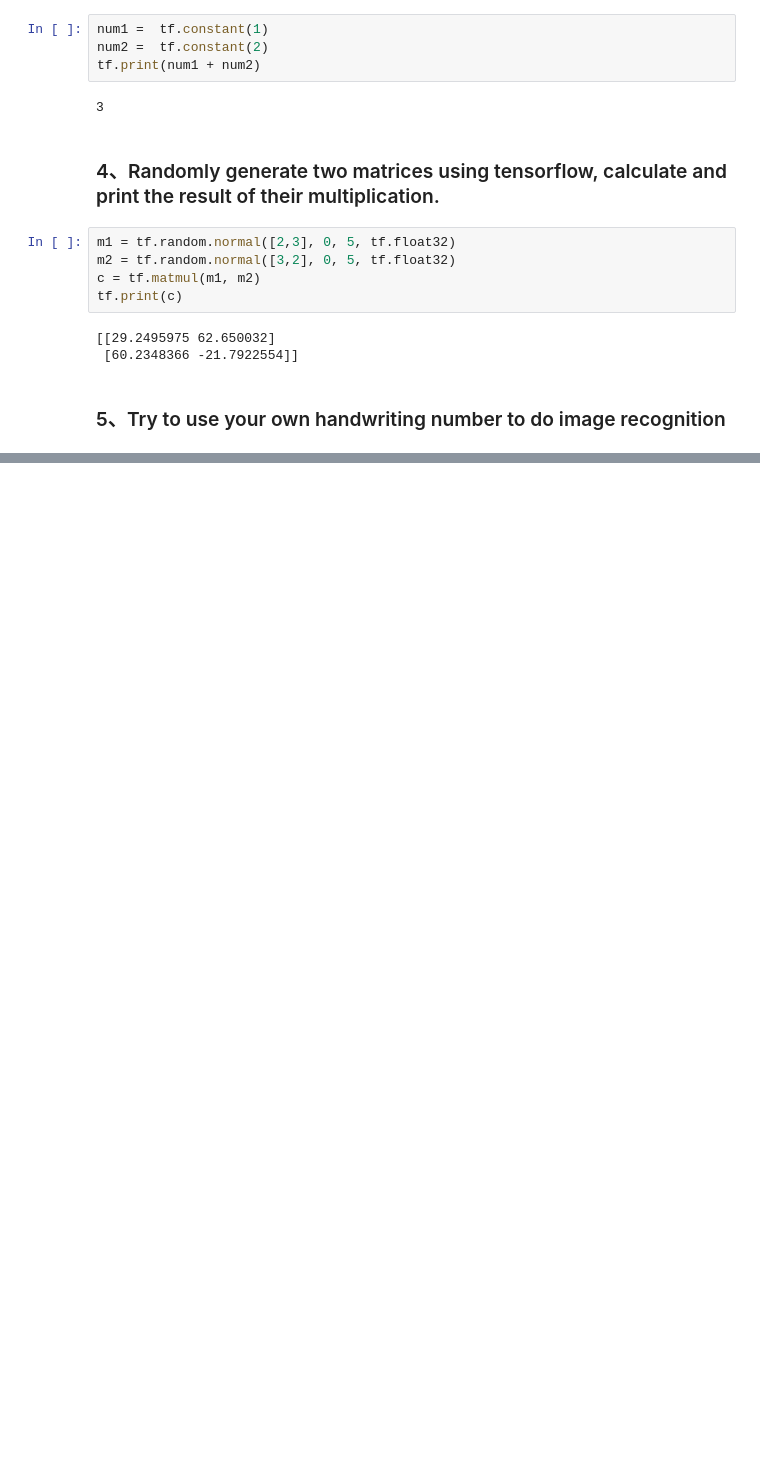
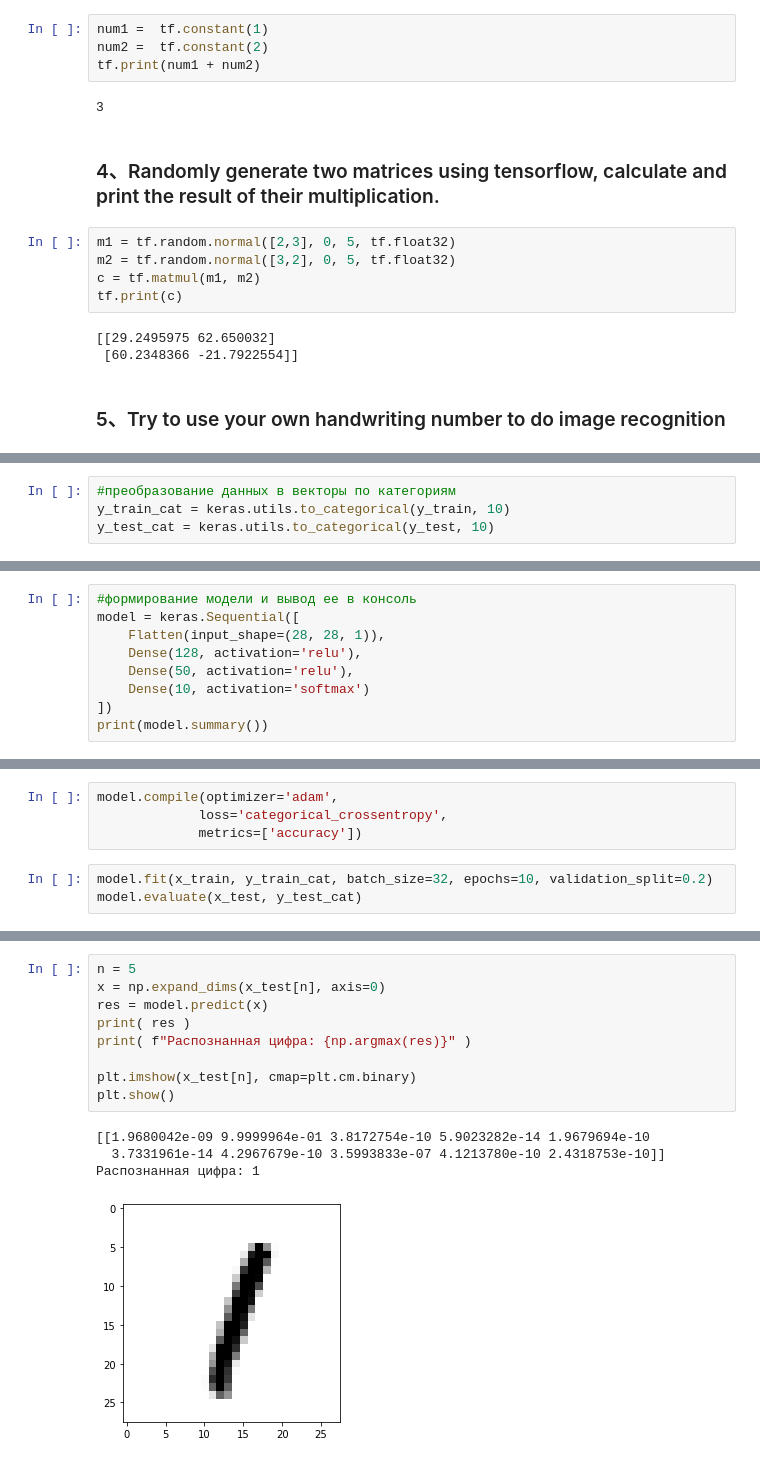
Before and after one commit to Natrofl/intsys_practices, a Jupyter notebook: The fourth_daily test.ipynb, the cells around one changed output, grey strips where cells are left out. Drawn from its saved outputs; the diff is of its cells as text; blank space fills up the shorter version.

```diff
--- a/The fourth_daily test.ipynb
+++ b/The fourth_daily test.ipynb
@@ -35,0 +50,4 @@ tf.print(c)
+# %%
+#преобразование данных в векторы по категориям
+y_train_cat = keras.utils.to_categorical(y_train, 10)
+y_test_cat = keras.utils.to_categorical(y_test, 10)
@@ -35,0 +66,9 @@ tf.print(c)
+# %%
+#формирование модели и вывод ее в консоль
+model = keras.Sequential([
+    Flatten(input_shape=(28, 28, 1)),
+    Dense(128, activation='relu'),
+    Dense(50, activation='relu'),
+    Dense(10, activation='softmax')
+])
+print(model.summary())
@@ -35,0 +93,7 @@ tf.print(c)
+# %%
+model.compile(optimizer='adam',
+             loss='categorical_crossentropy',
+             metrics=['accuracy'])
+# %%
+model.fit(x_train, y_train_cat, batch_size=32, epochs=10, validation_split=0.2)
+model.evaluate(x_test, y_test_cat)
@@ -35,0 +119,14 @@ tf.print(c)
+# %%
+n = 5
+x = np.expand_dims(x_test[n], axis=0)
+res = model.predict(x)
+print( res )
+print( f"Распознанная цифра: {np.argmax(res)}" )
+
+plt.imshow(x_test[n], cmap=plt.cm.binary)
+plt.show()
+# %% [output]
+[[1.9680042e-09 9.9999964e-01 3.8172754e-10 5.9023282e-14 1.9679694e-10
+  3.7331961e-14 4.2967679e-10 3.5993833e-07 4.1213780e-10 2.4318753e-10]]
+Распознанная цифра: 1
+[figure, added]
```
Also changed, not shown: parts of 11 cells of this notebook.
